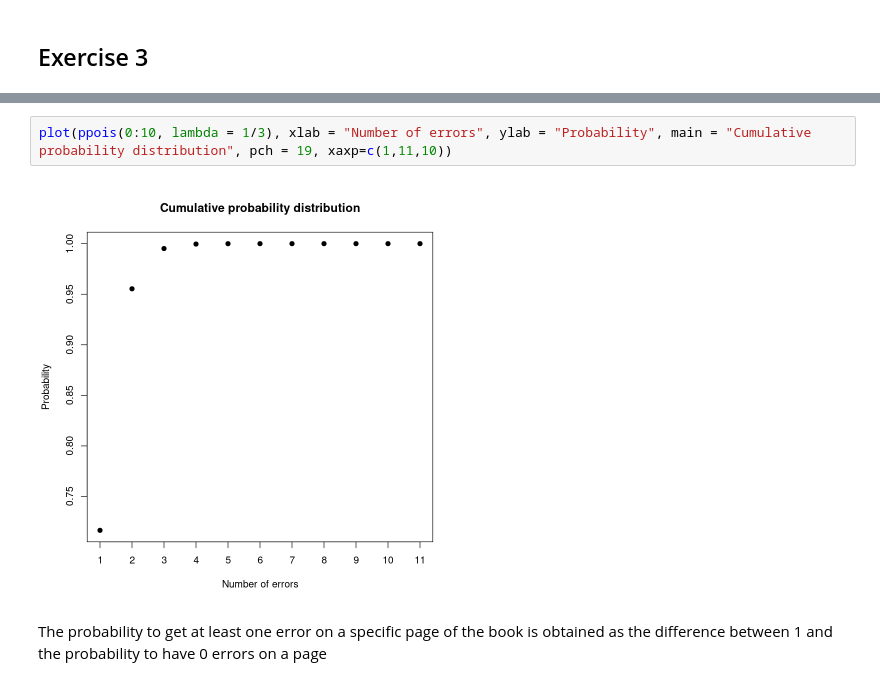
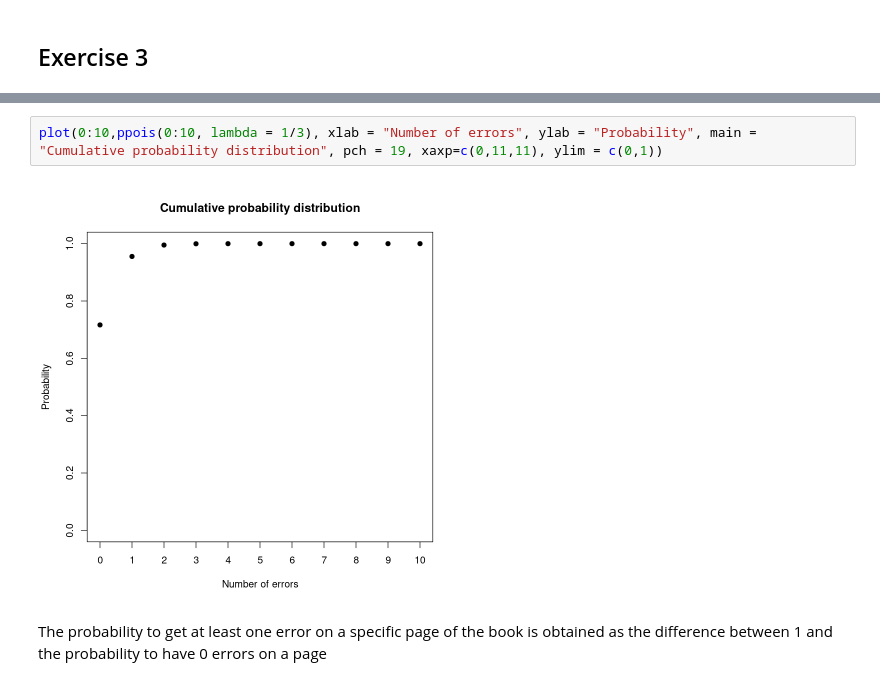
Before and after one commit to Confizolo/PoDProjects, a Jupyter notebook: ASfPA/Ex02/ConfortoFilippo_Rlabsession2.ipynb, the cells around one changed output, grey strips where cells are left out. Drawn from its saved outputs; the diff is of its cells as text.

```diff
--- a/ASfPA/Ex02/ConfortoFilippo_Rlabsession2.ipynb
+++ b/ASfPA/Ex02/ConfortoFilippo_Rlabsession2.ipynb
@@ -62,9 +62,9 @@ plot(dpois(0:10, lambda = 1/3), xlab = "Number of errors", ylab = "Probability",
 # %% [output]
 [figure]
 # %%
-plot(ppois(0:10, lambda = 1/3), xlab = "Number of errors", ylab = "Probability", main = "Cumulative probability distribution", pch = 19, xaxp=c(1,11,10))
+plot(0:10,ppois(0:10, lambda = 1/3), xlab = "Number of errors", ylab = "Probability", main = "Cumulative probability distribution", pch = 19, xaxp=c(0,11,11), ylim = c(0,1))
 # %% [output]
-[figure, old version]
+[figure, new version]
 # %% [markdown]
 The probability to get at least one error on a specific page of the book is obtained as the difference between 1 and the probability to have 0 errors on a page
 # %%
```
Also changed, not shown: parts of 22 cells of this notebook, 5 other files.
